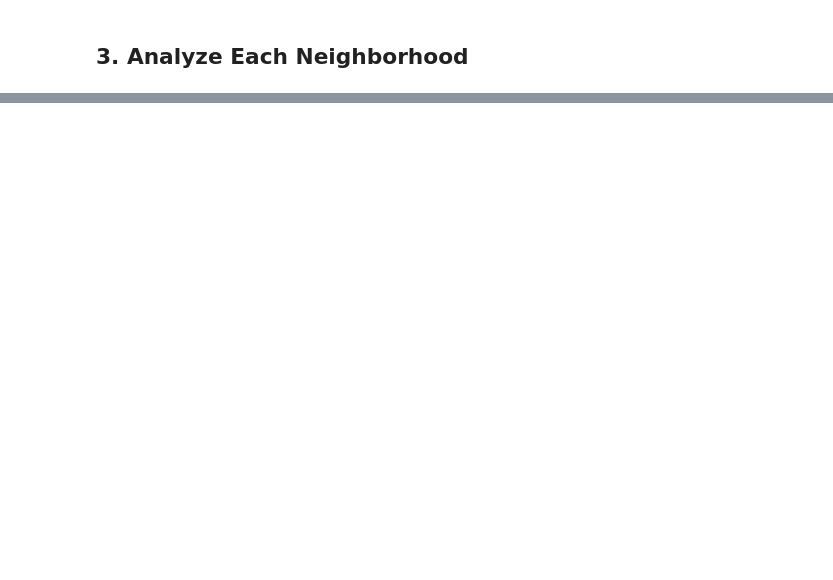
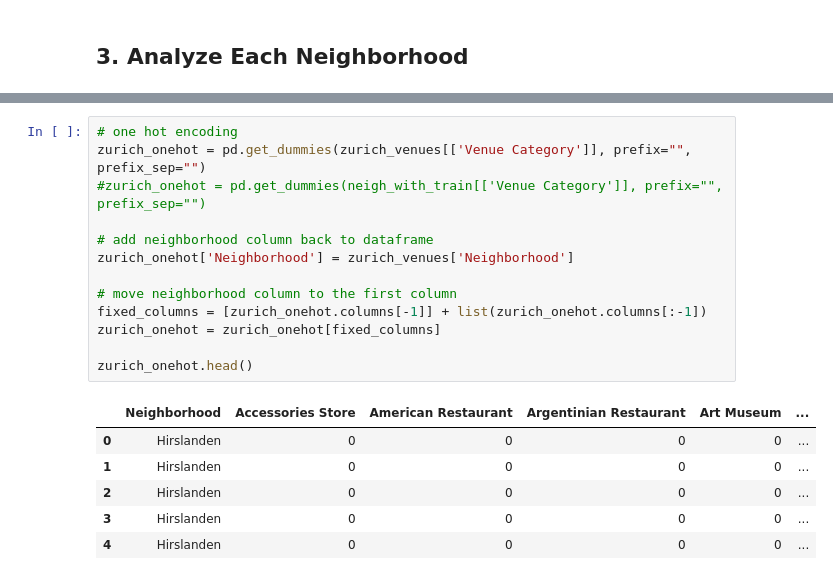
Before and after one commit to xanag/Coursera_Capstone, a Jupyter notebook: Final Capstone Project.ipynb, the cells around one changed output, grey strips where cells are left out. Drawn from its saved outputs; the diff is of its cells as text; blank space fills up the shorter version.

```diff
--- a/Final Capstone Project.ipynb
+++ b/Final Capstone Project.ipynb
@@ -375,0 +470,20 @@ There are 144 unique categories.
+# %%
+# one hot encoding
+zurich_onehot = pd.get_dummies(zurich_venues[['Venue Category']], prefix="", prefix_sep="")
+#zurich_onehot = pd.get_dummies(neigh_with_train[['Venue Category']], prefix="", prefix_sep="")
+
+# add neighborhood column back to dataframe
+zurich_onehot['Neighborhood'] = zurich_venues['Neighborhood']
+
+# move neighborhood column to the first column
+fixed_columns = [zurich_onehot.columns[-1]] + list(zurich_onehot.columns[:-1])
+zurich_onehot = zurich_onehot[fixed_columns]
+
+zurich_onehot.head()
+# %% [output]
+|  | Neighborhood | Accessories Store | American Restaurant | Argentinian Restaurant | Art Museum | ... |
+| 0 | Hirslanden | 0 | 0 | 0 | 0 | ... |
+| 1 | Hirslanden | 0 | 0 | 0 | 0 | ... |
+| 2 | Hirslanden | 0 | 0 | 0 | 0 | ... |
+| 3 | Hirslanden | 0 | 0 | 0 | 0 | ... |
+| 4 | Hirslanden | 0 | 0 | 0 | 0 | ... |
```
Also changed, not shown: parts of 16 cells of this notebook.
